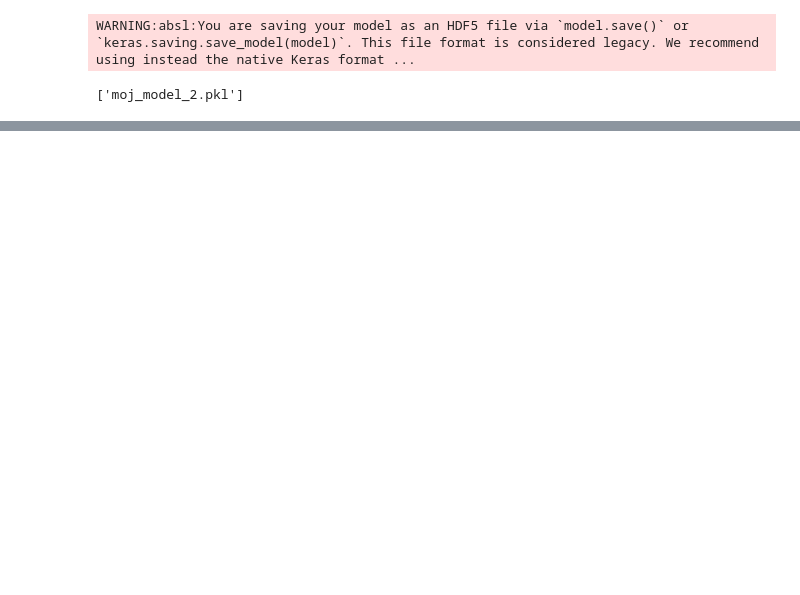
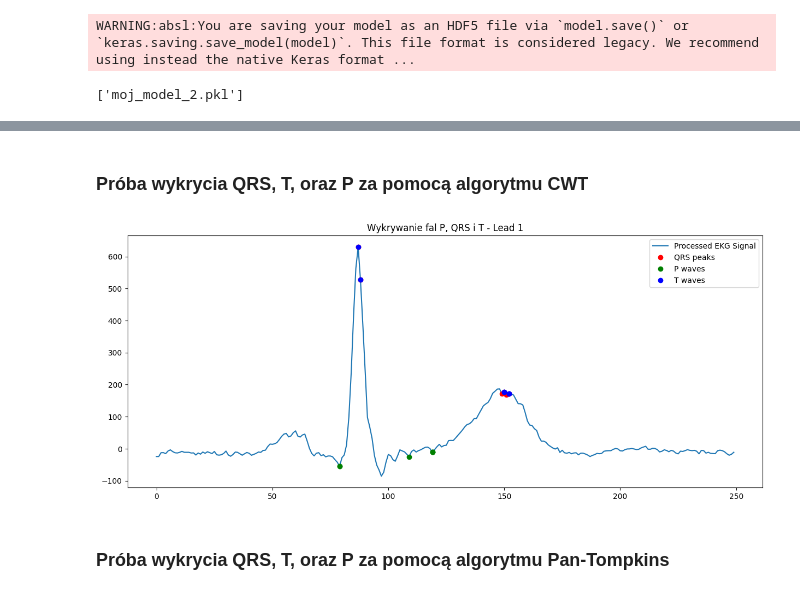
Before and after one commit to Bziukiewicz/tests, a Jupyter notebook: wpw_detection.ipynb, the cells around one changed output, grey strips where cells are left out. Drawn from its saved outputs; the diff is of its cells as text; code cells hidden in the pictures; blank space fills up the shorter version.

```diff
--- a/wpw_detection.ipynb
+++ b/wpw_detection.ipynb
@@ -969,0 +997,4 @@ joblib.dump(model_random_tree, 'moj_model_2.pkl')
+# %%
+data_1_normal=normal_ecg[13,:, :]
+# %% [markdown]
+### Próba wykrycia QRS, T, oraz P za pomocą algorytmu CWT
@@ -969,0 +1030,28 @@ joblib.dump(model_random_tree, 'moj_model_2.pkl')
+# %%
+results = {}
+for i, lead_signal in enumerate(data_1_normal):
+    qrs_peaks = detect_qrs_cwt(lead_signal, fs=fs)
+    p_waves, t_waves = detect_pt_waves(lead_signal, qrs_peaks)
+    results[f'Lead {i+1}'] = {
+        'signal': lead_signal,
+        'qrs_peaks': qrs_peaks,
+        'p_waves': p_waves,
+        't_waves': t_waves
+    }
+
+
+lead_to_plot = 'Lead 1'
+result = results[lead_to_plot]
+
+plt.figure(figsize=(15, 6))
+plt.plot(result['signal'], label='Processed EKG Signal')
+plt.plot(result['qrs_peaks'], result['signal'][result['qrs_peaks']], 'ro', label='QRS peaks')
+plt.plot(result['p_waves'], result['signal'][result['p_waves']], 'go', label='P waves')
+plt.plot(result['t_waves'], result['signal'][result['t_waves']], 'bo', label='T waves')
+plt.legend()
+plt.title(f'Wykrywanie fal P, QRS i T - {lead_to_plot}')
+plt.show()
+# %% [output]
+[figure, added]
+# %% [markdown]
+### Próba wykrycia QRS, T, oraz P za pomocą algorytmu Pan-Tompkins
```
Also changed, not shown: parts of 24 cells of this notebook.
